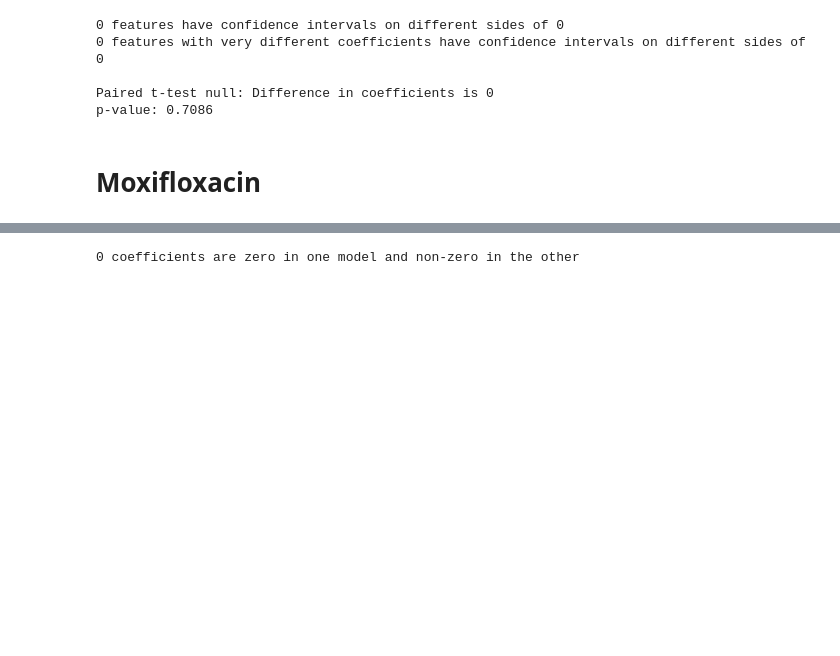
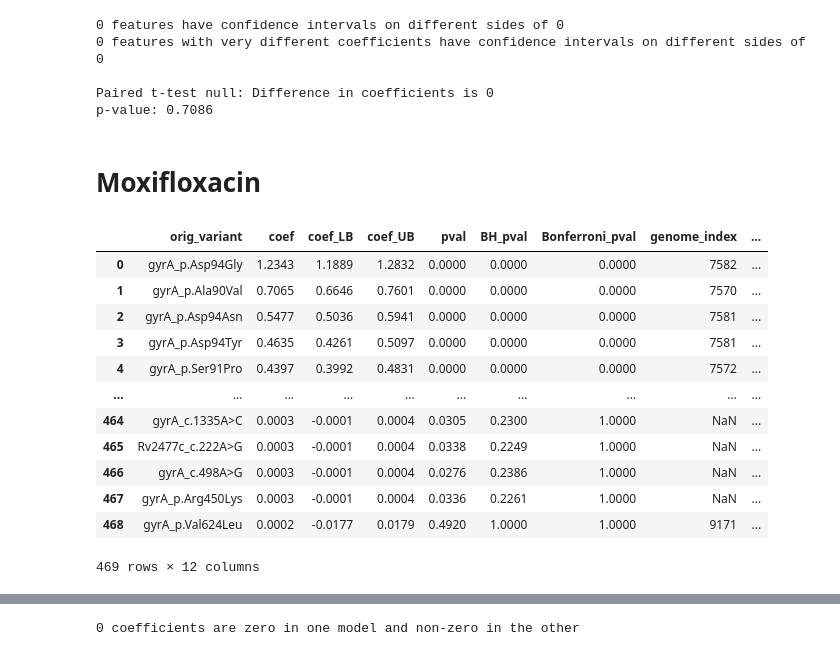
Before and after one commit to farhat-lab/who-analysis, a Jupyter notebook: analysis.ipynb, the cells around one changed output, grey strips where cells are left out. Drawn from its saved outputs; the diff is of its cells as text; code cells hidden in the pictures; blank space fills up the shorter version.

```diff
--- a/analysis.ipynb
+++ b/analysis.ipynb
@@ -129,6 +129,22 @@ moxi_res_noPopCorr = pd.read_pickle("/n/data1/hms/dbmi/farhat/ye12/who/analysis/
 
 # variants in moxi_res that are not in the results without population structure correction
 #print(set(moxi_res.orig_variant)-set(moxi_res_noPopCorr.orig_variant))
+# %%
+moxi_res_noPopCorr.query("coef > 0")
+# %% [output]
+|  | orig_variant | coef | coef_LB | coef_UB | pval | BH_pval | Bonferroni_pval | genome_index | ... |
+| 0 | gyrA_p.Asp94Gly | 1.2343 | 1.1889 | 1.2832 | 0.0000 | 0.0000 | 0.0000 | 7582 | ... |
+| 1 | gyrA_p.Ala90Val | 0.7065 | 0.6646 | 0.7601 | 0.0000 | 0.0000 | 0.0000 | 7570 | ... |
+| 2 | gyrA_p.Asp94Asn | 0.5477 | 0.5036 | 0.5941 | 0.0000 | 0.0000 | 0.0000 | 7581 | ... |
+| 3 | gyrA_p.Asp94Tyr | 0.4635 | 0.4261 | 0.5097 | 0.0000 | 0.0000 | 0.0000 | 7581 | ... |
+| 4 | gyrA_p.Ser91Pro | 0.4397 | 0.3992 | 0.4831 | 0.0000 | 0.0000 | 0.0000 | 7572 | ... |
+| ... | ... | ... | ... | ... | ... | ... | ... | ... | ... |
+| 464 | gyrA_c.1335A>C | 0.0003 | -0.0001 | 0.0004 | 0.0305 | 0.2300 | 1.0000 | NaN | ... |
+| 465 | Rv2477c_c.222A>G | 0.0003 | -0.0001 | 0.0004 | 0.0338 | 0.2249 | 1.0000 | NaN | ... |
+| 466 | gyrA_c.498A>G | 0.0003 | -0.0001 | 0.0004 | 0.0276 | 0.2386 | 1.0000 | NaN | ... |
+| 467 | gyrA_p.Arg450Lys | 0.0003 | -0.0001 | 0.0004 | 0.0336 | 0.2261 | 1.0000 | NaN | ... |
+| 468 | gyrA_p.Val624Leu | 0.0002 | -0.0177 | 0.0179 | 0.4920 | 1.0000 | 1.0000 | 9171 | ... |
+469 rows × 12 columns
 # %%
 moxi_res_noPopCorr.head(20)
 # %% [output]
```
Also changed, not shown: parts of 2 cells of this notebook, 5 other files.
